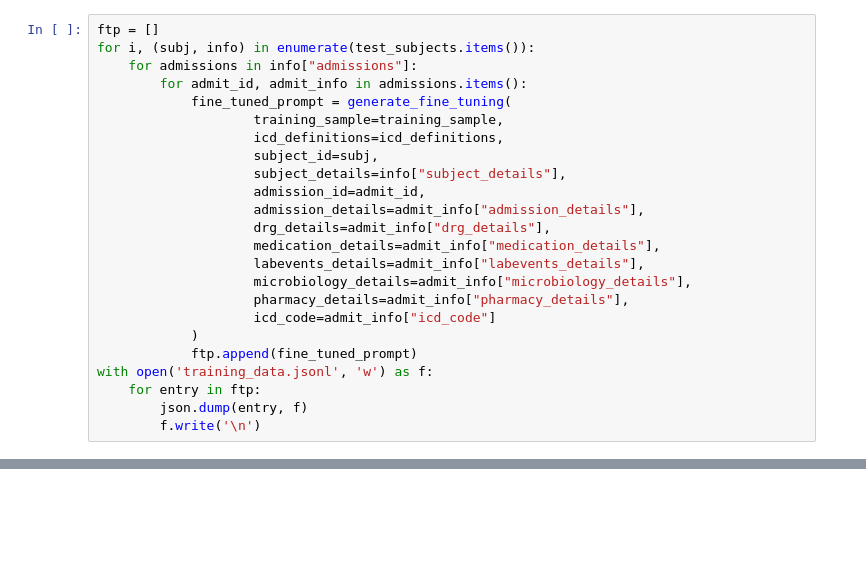
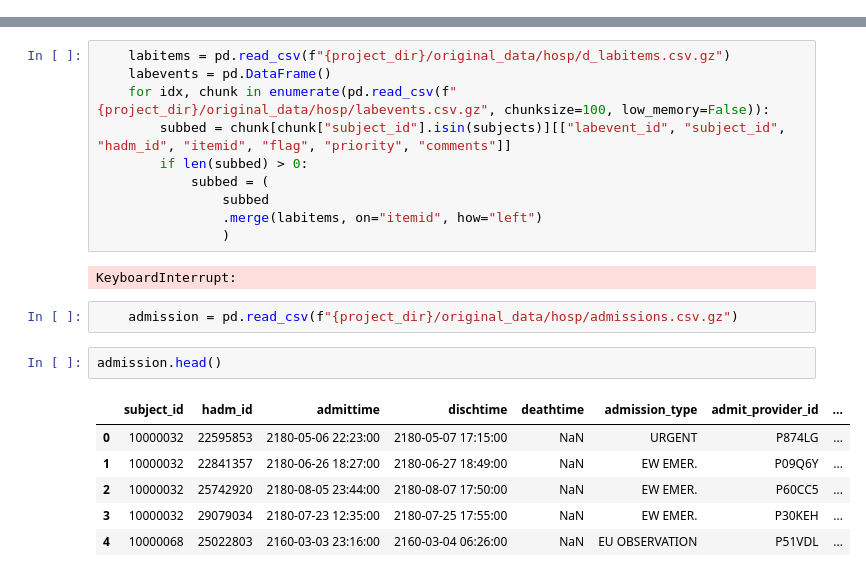
Before and after one commit to wailali17/automated_clinical_coding, a Jupyter notebook: test.ipynb, the cells around one changed output, grey strips where cells are left out. Saved outputs shown, nothing was run; the diff lists cells and outputs as text; blank space fills up the shorter version.

```diff
--- a/test.ipynb
+++ b/test.ipynb
@@ -274,24 +0,0 @@ training_sample = f"""ICD Code: {sample_df.icd_code}. Subject & admission Inform
-# %%
-ftp = []
-for i, (subj, info) in enumerate(test_subjects.items()):
-    for admissions in info["admissions"]:
-        for admit_id, admit_info in admissions.items():
-            fine_tuned_prompt = generate_fine_tuning(
-                    training_sample=training_sample,
-                    icd_definitions=icd_definitions,
-                    subject_id=subj,
-                    subject_details=info["subject_details"],
-                    admission_id=admit_id,
-                    admission_details=admit_info["admission_details"],
-                    drg_details=admit_info["drg_details"],
-                    medication_details=admit_info["medication_details"],
-                    labevents_details=admit_info["labevents_details"],
-                    microbiology_details=admit_info["microbiology_details"],
-                    pharmacy_details=admit_info["pharmacy_details"],
-                    icd_code=admit_info["icd_code"]
-            )
-            ftp.append(fine_tuned_prompt)
-with open('training_data.jsonl', 'w') as f:
-    for entry in ftp:
-        json.dump(entry, f)
-        f.write('\n')
@@ -580,0 +81,23 @@ TypeError: Object of type int32 is not JSON serializable
+# %%
+    labitems = pd.read_csv(f"{project_dir}/original_data/hosp/d_labitems.csv.gz")
+    labevents = pd.DataFrame()
+    for idx, chunk in enumerate(pd.read_csv(f"{project_dir}/original_data/hosp/labevents.csv.gz", chunksize=100, low_memory=False)):
+        subbed = chunk[chunk["subject_id"].isin(subjects)][["labevent_id", "subject_id", "hadm_id", "itemid", "flag", "priority", "comments"]]
+        if len(subbed) > 0:
+            subbed = (
+                subbed
+                .merge(labitems, on="itemid", how="left")
+                )
+# %% [output]
+KeyboardInterrupt:
+# %%
+    admission = pd.read_csv(f"{project_dir}/original_data/hosp/admissions.csv.gz")
+# %%
+admission.head()
+# %% [output]
+|  | subject_id | hadm_id | admittime | dischtime | deathtime | admission_type | admit_provider_id | ... |
+| 0 | 10000032 | 22595853 | 2180-05-06 22:23:00 | 2180-05-07 17:15:00 | NaN | URGENT | P874LG | ... |
+| 1 | 10000032 | 22841357 | 2180-06-26 18:27:00 | 2180-06-27 18:49:00 | NaN | EW EMER. | P09Q6Y | ... |
+| 2 | 10000032 | 25742920 | 2180-08-05 23:44:00 | 2180-08-07 17:50:00 | NaN | EW EMER. | P60CC5 | ... |
+| 3 | 10000032 | 29079034 | 2180-07-23 12:35:00 | 2180-07-25 17:55:00 | NaN | EW EMER. | P30KEH | ... |
+| 4 | 10000068 | 25022803 | 2160-03-03 23:16:00 | 2160-03-04 06:26:00 | NaN | EU OBSERVATION | P51VDL | ... |
```
Also changed, not shown: parts of 62 cells of this notebook, 8 other files.
